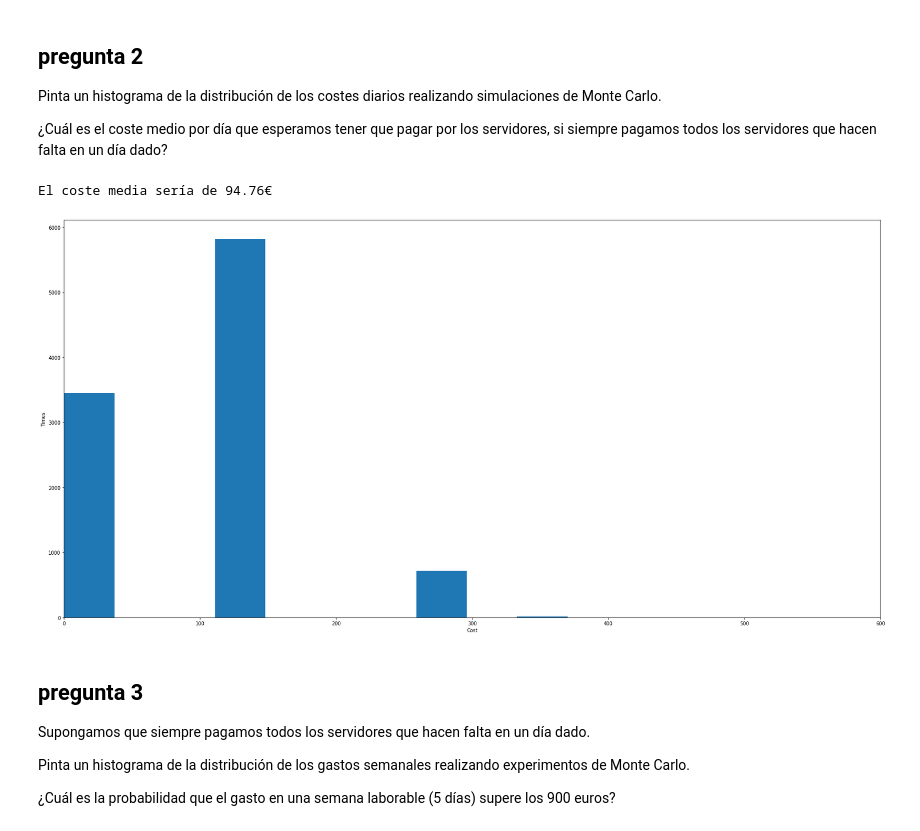
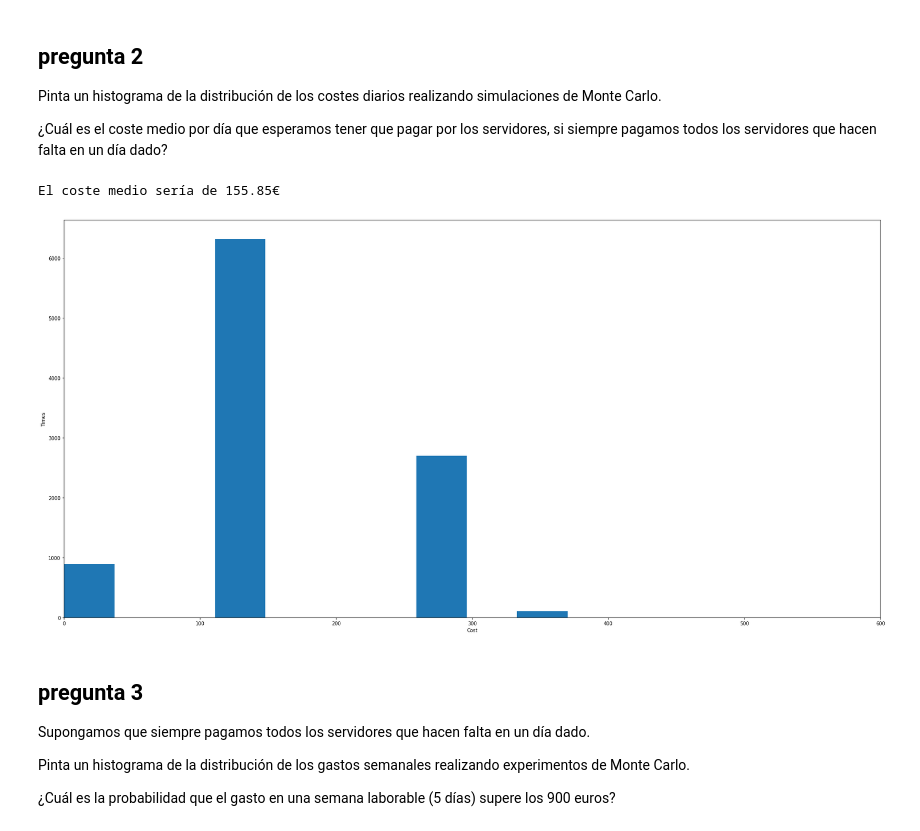
Before and after one commit to dorogoy/ejercicios, a Jupyter notebook: datos_univariados_2/solution.ipynb, the cells around one changed output. Cells and saved outputs as stored; diff of their text form; code cells hidden in the pictures.

```diff
--- a/datos_univariados_2/solution.ipynb
+++ b/datos_univariados_2/solution.ipynb
@@ -37,40 +39,41 @@ Pinta un histograma de la distribución de los costes diarios realizando simulac
 # %%
 def job_duration():
     # probabilidad de sacar entre 15.7 y 33.1 horas
     return np.random.uniform(15.7, 33.1)
 
 
 def simulation_done():
     return np.random.binomial(num_analistas, .156, 1)
 
 
 def daily_cost():
     simulations = simulation_done()[0]
     job_hours = []
     for i in range(simulations):
         job_hours.append(job_duration())
-    nodes = round(sum(job_hours) / horas_por_nodo)
+    nodes = int(math.ceil(sum(job_hours) / horas_por_nodo))
     return coste_nodos(nodes)
 
 
 def get_costs_by_trials(trials: int):
     costs = []
     for i in range(trials):
         costs.append(daily_cost())
     return costs
+
+
+costs = get_costs_by_trials(10000)
+plt.figure(figsize=(30, 15))
+plt.xlabel('Cost')
+plt.ylabel('Times')
+plt.xlim(0,600)
+_ = plt.hist(costs, bins=10)
+
+
+print("El coste medio sería de {0:.2f}€".format(sum(costs) / len(costs)))
+# %% [output]
+El coste medio sería de 155.85€
+[figure, added]
-# %%
-costs = get_costs_by_trials(10000)
-plt.figure(figsize=(30, 15))
-plt.xlabel('Cost')
-plt.ylabel('Times')
-plt.xlim(0,600)
-_ = plt.hist(costs, bins=10, hist)
-
-
-print("El coste media sería de {0:.2f}€".format(sum(costs) / len(costs)))
-# %% [output]
-El coste media sería de 94.76€
-[figure, removed]
 # %% [markdown]
 ## pregunta 3
 
```
Also changed, not shown: parts of 5 cells of this notebook.
